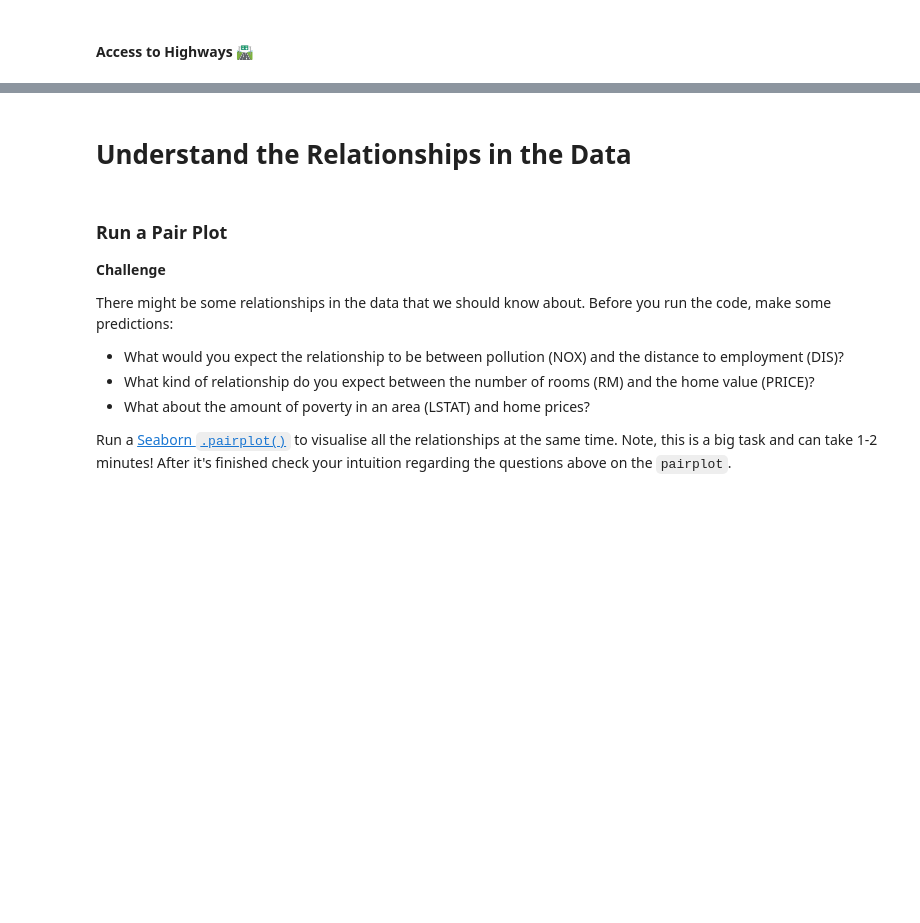
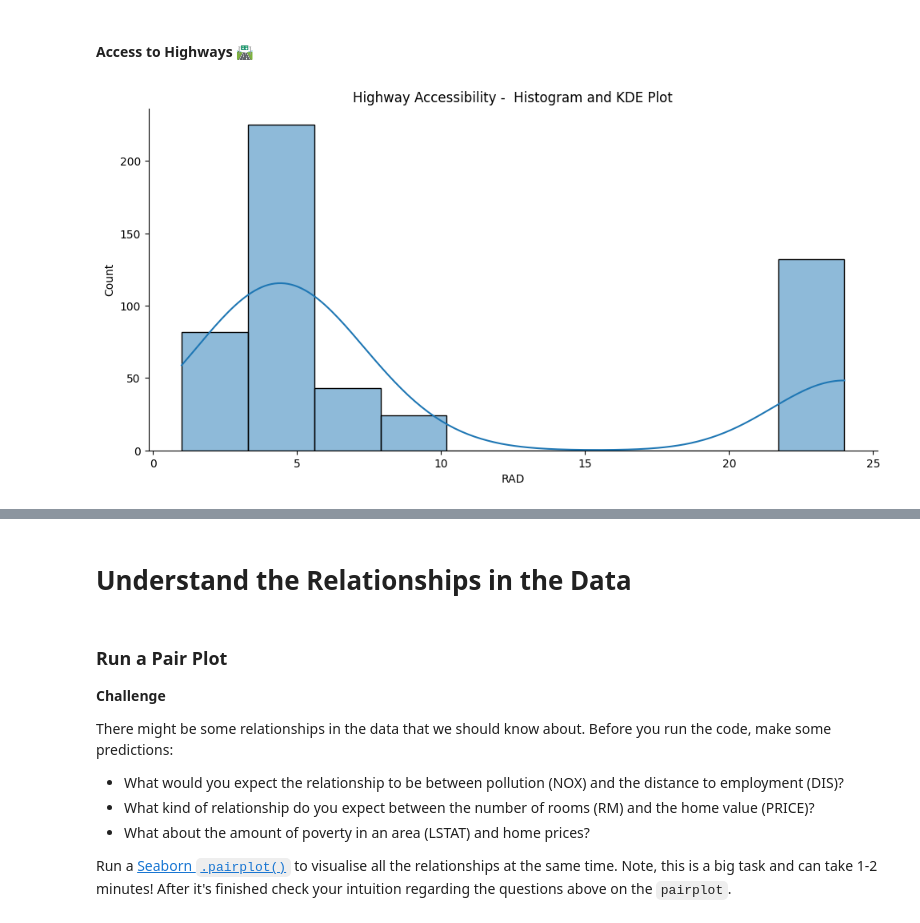
Before and after one commit to ahpmatias/capstone-boston-house-prices, a Jupyter notebook: Multivariable_Regression_and_Valuation_Model_(start).ipynb, the cells around one changed output, grey strips where cells are left out. Drawn from its saved outputs; the diff is of its cells as text; code cells hidden in the pictures; blank space fills up the shorter version.

```diff
--- a/Multivariable_Regression_and_Valuation_Model_(start).ipynb
+++ b/Multivariable_Regression_and_Valuation_Model_(start).ipynb
@@ -184,5 +217,16 @@ What do you notice in the distributions of the data?
 # %% [markdown]
 #### Access to Highways 🛣
+# %%
+highway_access_plot = sns.displot(data=data,
+            x='RAD',
+            aspect=2,
+            kde=True)
+
+highway_access_plot.set(title='Highway Accessibility -  Histogram and KDE Plot')
+
+plt.show()
+# %% [output]
+[figure, added]
 # %% [markdown]
 #### Next to the River? ⛵️
 
```
Also changed, not shown: parts of 7 cells of this notebook.
